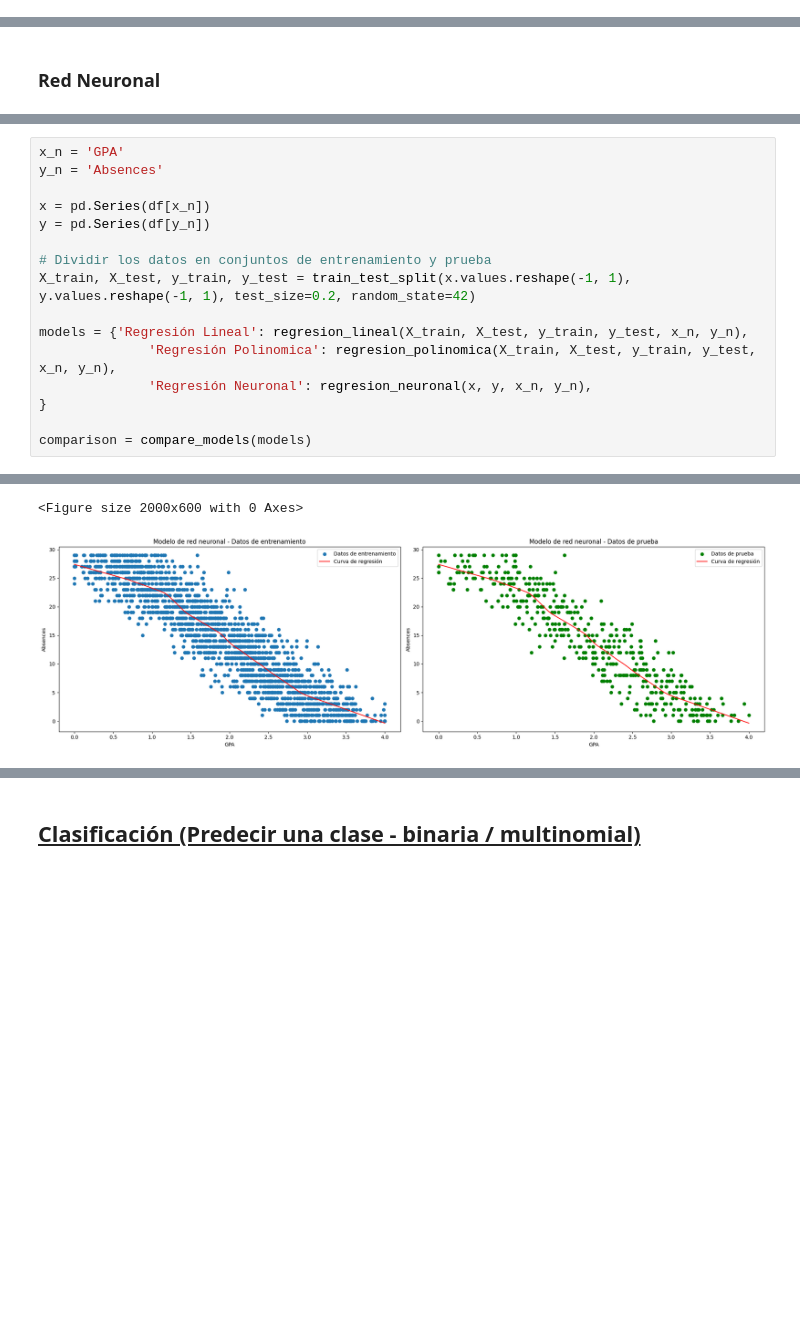
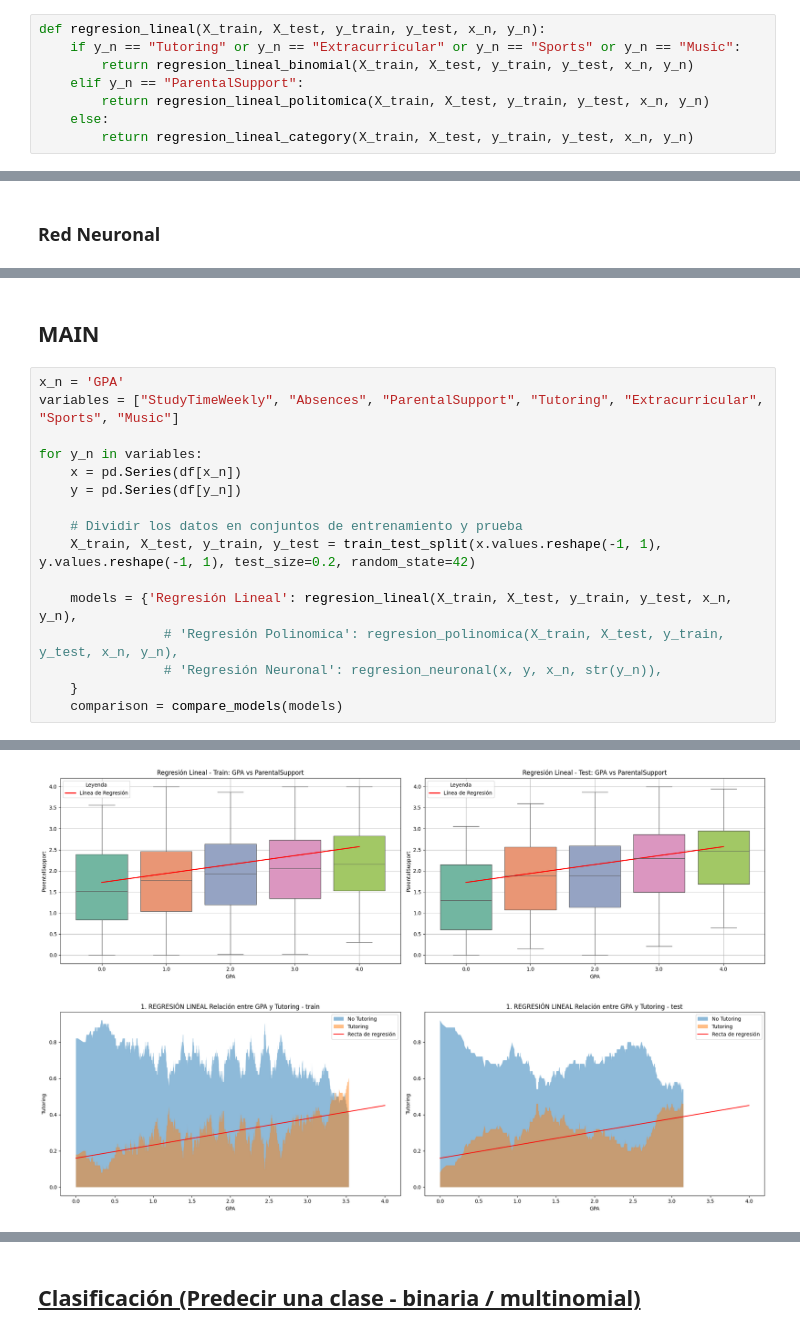
Before and after one commit to MoltenDevLabs/project-4-data-analysis-end-to-end-es, a Jupyter notebook: machine_learning.ipynb, the cells around one changed output, grey strips where cells are left out. Saved outputs shown, nothing was run; the diff lists cells and outputs as text; blank space fills up the shorter version.

```diff
--- a/machine_learning.ipynb
+++ b/machine_learning.ipynb
@@ -161,3 +371,11 @@ def regresion_lineal(X_train, X_test, y_train, y_test, x_n, y_n):
+# %%
+def regresion_lineal(X_train, X_test, y_train, y_test, x_n, y_n):
+    if y_n == "Tutoring" or y_n == "Extracurricular" or y_n == "Sports" or y_n == "Music":
+        return regresion_lineal_binomial(X_train, X_test, y_train, y_test, x_n, y_n)
+    elif y_n == "ParentalSupport":
+        return regresion_lineal_politomica(X_train, X_test, y_train, y_test, x_n, y_n)
+    else:
+        return regresion_lineal_category(X_train, X_test, y_train, y_test, x_n, y_n)
 # %% [markdown]
 ### Regresión Polinómica
 # %%
@@ -325,20 +543,22 @@ def regresion_neuronal(x, y, x_n, y_n):
     gen_graph_neuron(x_train_orig, y_train_orig, x_test_orig, y_test_orig, y_pred_train, y_pred_test, x_n, y_n, 'Modelo de red neuronal', model)
 
     return mse, r2, mae, rmse, y_pred_all
+# %% [markdown]
+## MAIN
 # %%
 x_n = 'GPA'
-y_n = 'Absences'
+variables = ["StudyTimeWeekly", "Absences", "ParentalSupport", "Tutoring", "Extracurricular", "Sports", "Music"]
 
-x = pd.Series(df[x_n])
-y = pd.Series(df[y_n])
+for y_n in variables:
+    x = pd.Series(df[x_n])
+    y = pd.Series(df[y_n])
 
-# Dividir los datos en conjuntos de entrenamiento y prueba
-X_train, X_test, y_train, y_test = train_test_split(x.values.reshape(-1, 1), y.values.reshape(-1, 1), test_size=0.2, random_state=42)
+    # Dividir los datos en conjuntos de entrenamiento y prueba
+    X_train, X_test, y_train, y_test = train_test_split(x.values.reshape(-1, 1), y.values.reshape(-1, 1), test_size=0.2, random_state=42)
 
-models = {'Regresión Lineal': regresion_lineal(X_train, X_test, y_train, y_test, x_n, y_n),
-              'Regresión Polinomica': regresion_polinomica(X_train, X_test, y_train, y_test, x_n, y_n),
-              'Regresión Neuronal': regresion_neuronal(x, y, x_n, y_n),
-}
-
-comparison = compare_models(models)
+    models = {'Regresión Lineal': regresion_lineal(X_train, X_test, y_train, y_test, x_n, y_n),
+                # 'Regresión Polinomica': regresion_polinomica(X_train, X_test, y_train, y_test, x_n, y_n),
+                # 'Regresión Neuronal': regresion_neuronal(x, y, x_n, str(y_n)),
+    }
+    comparison = compare_models(models)
 # %% [output]
@@ -351,2 +574,2 @@ comparison = compare_models(models)
-<Figure size 2000x600 with 0 Axes>
-[figure, old version]
+[figure, new version]
+[figure, added]
```
Also changed, not shown: parts of 13 cells of this notebook, 3 other files.
